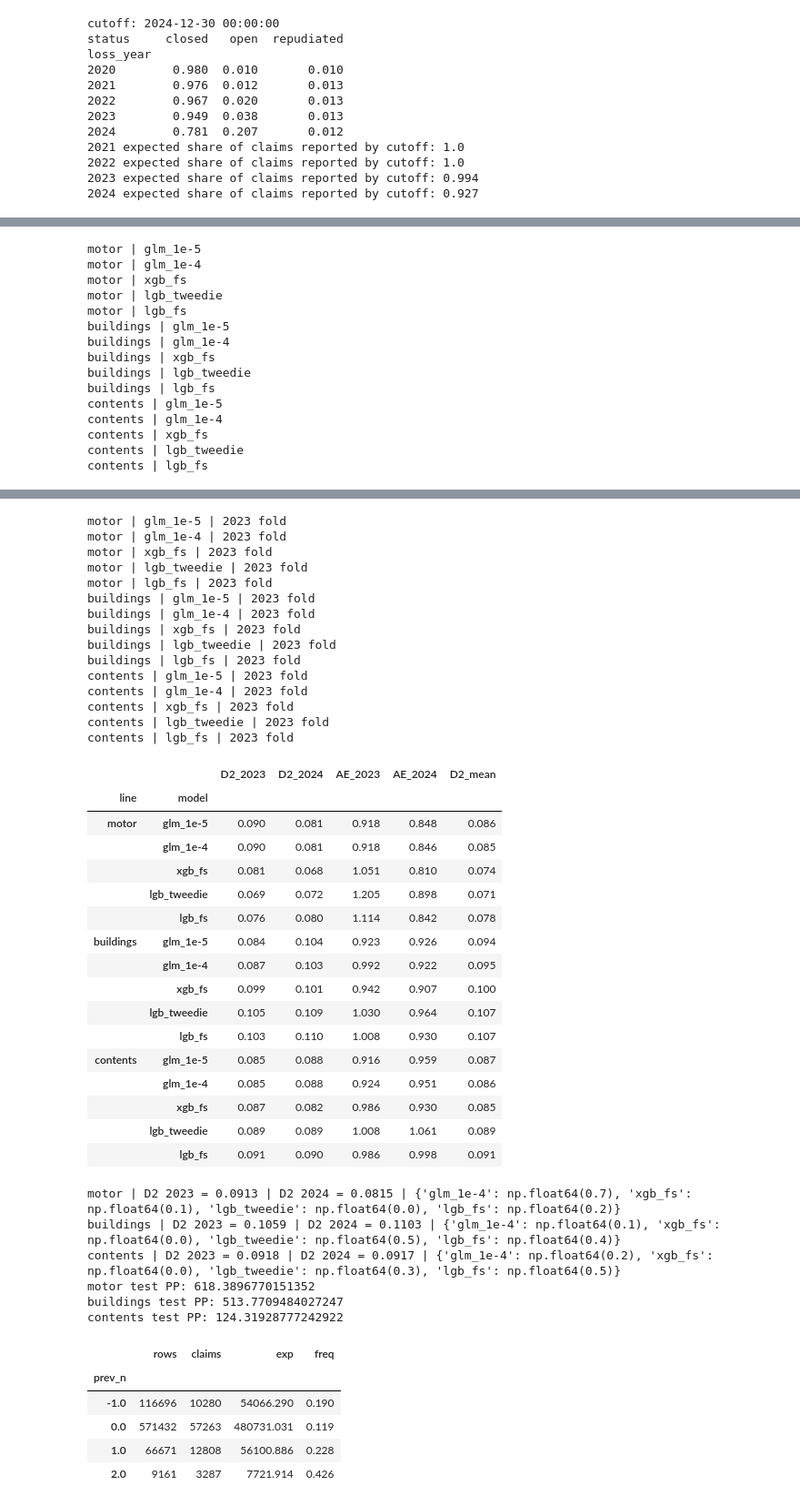
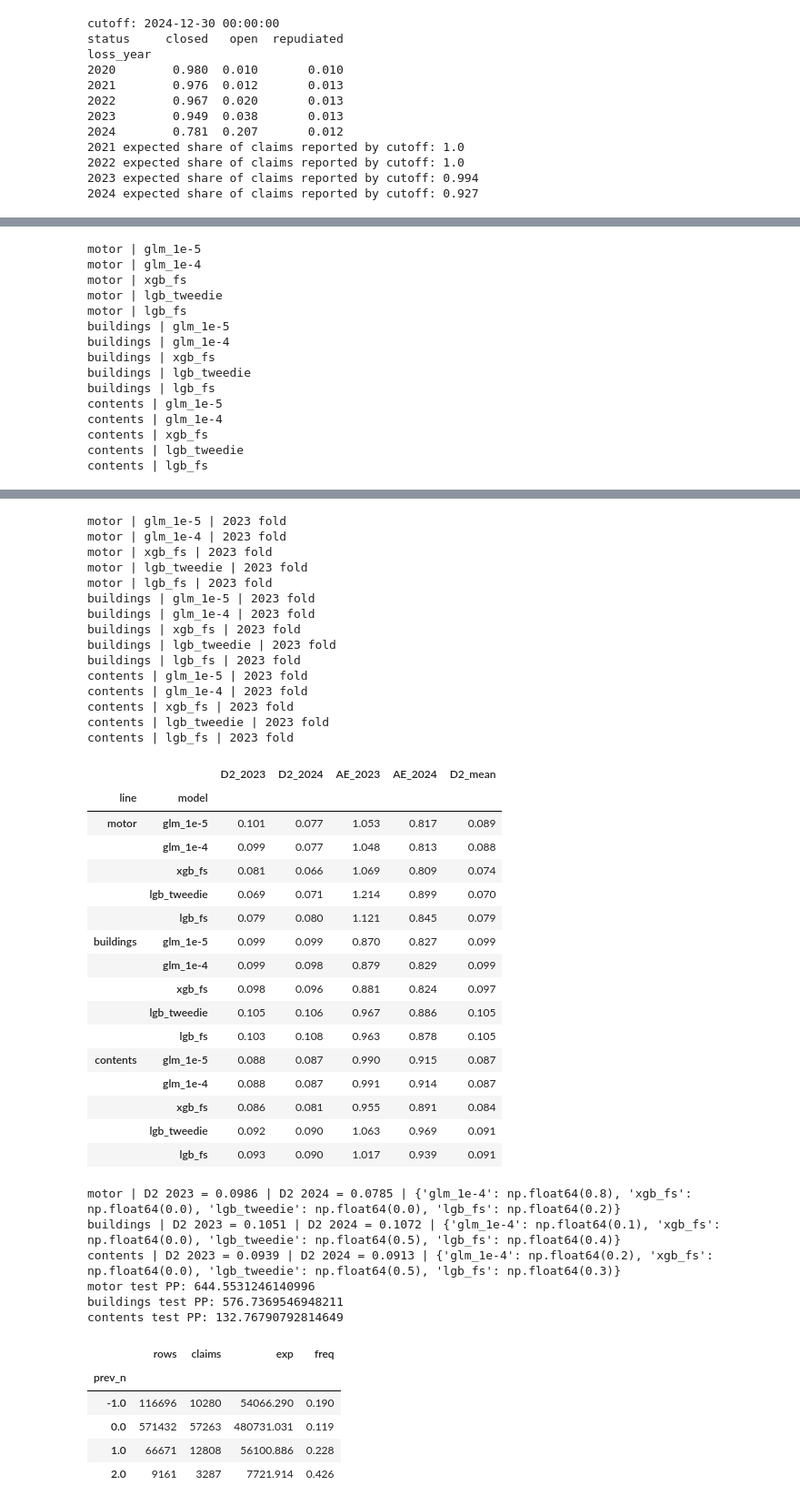
Before and after one commit to sarah-gui/Hackathon2026, a Jupyter notebook: analysis.ipynb, the cells around one changed output, grey strips where cells are left out. Shown at 91% size. Cells and saved outputs as stored; diff of their text form; code cells hidden in the pictures.

```diff
--- a/analysis.ipynb
+++ b/analysis.ipynb
@@ -2283,7 +2283,7 @@ from sklearn.preprocessing import OneHotEncoder, StandardScaler, SplineTransform
 from sklearn.metrics import d2_tweedie_score
 
 HIST_COLS = ["prior_n_12m", "prior_n_36m", "prior_n_all",
-             "n_prior_periods", "prior_exposure", "prior_rate_all", "hist_window_full"]
+             "n_prior_periods", "prior_exposure", "prior_rate_all", "hist_window_full", "has_history"]
 features = {l: [c for c in cols if c not in HIST_COLS] for l, cols in features.items()}  # idempotent reruns
 
 # Junk / identifier-like columns (re-add one group at a time with the gate to test)
@@ -2326,7 +2326,7 @@ for l in LINES:
 
 # %% [1b] Claim-history features, strictly "as known at period start" -------------
 HIST_COLS = ["prior_n_12m", "prior_n_36m", "prior_n_all",
-             "n_prior_periods", "prior_exposure", "prior_rate_all", "hist_window_full"]
+             "n_prior_periods", "prior_exposure", "prior_rate_all", "hist_window_full", "has_history"]
 
 cl = claims.loc[claims["status"] != "repudiated", ["policy_id", "line", "loss_date", "report_date"]].copy()
 cl["loss_date"] = pd.to_datetime(cl["loss_date"])
@@ -2360,6 +2360,7 @@ for l in LINES:
     h["prior_n_12m"] = n_12.reindex(h.index).fillna(0)
     h["prior_n_36m"] = n_36.reindex(h.index).fillna(0)
     h["prior_rate_all"] = np.where(h["prior_exposure"] > 0, h["prior_n_all"] / h["prior_exposure"], np.nan)
+    h["has_history"] = (h["n_prior_periods"] > 0).astype(int)
     h["hist_window_full"] = (r.set_index("row_id")["period_start"].dt.year > 2021).astype(int)
     H[l] = h
 
@@ -2367,8 +2368,11 @@ for d in (train, train_split, valid_split, test):
     for l in LINES:
         for c in HIST_COLS:
             d[l][c] = d[l]["row_id"].map(H[l][c]).to_numpy()
+
+HIST_USE = ["prior_n_12m", "prior_rate_all", "has_history", "hist_window_full"]
+
 for l in LINES:
-    features[l] = [c for c in features[l] if c not in HIST_COLS] + HIST_COLS
+    features[l] = [c for c in features[l] if c not in HIST_COLS] + HIST_USE
 
 # --- sanity: the distribution must look alike in train years and in test ---
 for l in LINES:
@@ -2747,41 +2751,41 @@ contents | lgb_fs
 motor | glm_1e-5 | 2023 fold
 motor | glm_1e-4 | 2023 fold
 motor | xgb_fs | 2023 fold
 motor | lgb_tweedie | 2023 fold
 motor | lgb_fs | 2023 fold
 buildings | glm_1e-5 | 2023 fold
 buildings | glm_1e-4 | 2023 fold
 buildings | xgb_fs | 2023 fold
 buildings | lgb_tweedie | 2023 fold
 buildings | lgb_fs | 2023 fold
 contents | glm_1e-5 | 2023 fold
 contents | glm_1e-4 | 2023 fold
 contents | xgb_fs | 2023 fold
 contents | lgb_tweedie | 2023 fold
 contents | lgb_fs | 2023 fold
 |  |  | D2_2023 | D2_2024 | AE_2023 | AE_2024 | D2_mean |
 | line | model |  |  |  |  |  |
-| motor | glm_1e-5 | 0.090 | 0.081 | 0.918 | 0.848 | 0.086 |
-|  | glm_1e-4 | 0.090 | 0.081 | 0.918 | 0.846 | 0.085 |
-|  | xgb_fs | 0.081 | 0.068 | 1.051 | 0.810 | 0.074 |
-|  | lgb_tweedie | 0.069 | 0.072 | 1.205 | 0.898 | 0.071 |
-|  | lgb_fs | 0.076 | 0.080 | 1.114 | 0.842 | 0.078 |
-| buildings | glm_1e-5 | 0.084 | 0.104 | 0.923 | 0.926 | 0.094 |
-|  | glm_1e-4 | 0.087 | 0.103 | 0.992 | 0.922 | 0.095 |
-|  | xgb_fs | 0.099 | 0.101 | 0.942 | 0.907 | 0.100 |
-|  | lgb_tweedie | 0.105 | 0.109 | 1.030 | 0.964 | 0.107 |
-|  | lgb_fs | 0.103 | 0.110 | 1.008 | 0.930 | 0.107 |
-| contents | glm_1e-5 | 0.085 | 0.088 | 0.916 | 0.959 | 0.087 |
-|  | glm_1e-4 | 0.085 | 0.088 | 0.924 | 0.951 | 0.086 |
-|  | xgb_fs | 0.087 | 0.082 | 0.986 | 0.930 | 0.085 |
-|  | lgb_tweedie | 0.089 | 0.089 | 1.008 | 1.061 | 0.089 |
-|  | lgb_fs | 0.091 | 0.090 | 0.986 | 0.998 | 0.091 |
+| motor | glm_1e-5 | 0.101 | 0.077 | 1.053 | 0.817 | 0.089 |
+|  | glm_1e-4 | 0.099 | 0.077 | 1.048 | 0.813 | 0.088 |
+|  | xgb_fs | 0.081 | 0.066 | 1.069 | 0.809 | 0.074 |
+|  | lgb_tweedie | 0.069 | 0.071 | 1.214 | 0.899 | 0.070 |
+|  | lgb_fs | 0.079 | 0.080 | 1.121 | 0.845 | 0.079 |
+| buildings | glm_1e-5 | 0.099 | 0.099 | 0.870 | 0.827 | 0.099 |
+|  | glm_1e-4 | 0.099 | 0.098 | 0.879 | 0.829 | 0.099 |
+|  | xgb_fs | 0.098 | 0.096 | 0.881 | 0.824 | 0.097 |
+|  | lgb_tweedie | 0.105 | 0.106 | 0.967 | 0.886 | 0.105 |
+|  | lgb_fs | 0.103 | 0.108 | 0.963 | 0.878 | 0.105 |
+| contents | glm_1e-5 | 0.088 | 0.087 | 0.990 | 0.915 | 0.087 |
+|  | glm_1e-4 | 0.088 | 0.087 | 0.991 | 0.914 | 0.087 |
+|  | xgb_fs | 0.086 | 0.081 | 0.955 | 0.891 | 0.084 |
+|  | lgb_tweedie | 0.092 | 0.090 | 1.063 | 0.969 | 0.091 |
+|  | lgb_fs | 0.093 | 0.090 | 1.017 | 0.939 | 0.091 |
-motor | D2 2023 = 0.0913 | D2 2024 = 0.0815 | {'glm_1e-4': np.float64(0.7), 'xgb_fs': np.float64(0.1), 'lgb_tweedie': np.float64(0.0), 'lgb_fs': np.float64(0.2)}
-buildings | D2 2023 = 0.1059 | D2 2024 = 0.1103 | {'glm_1e-4': np.float64(0.1), 'xgb_fs': np.float64(0.0), 'lgb_tweedie': np.float64(0.5), 'lgb_fs': np.float64(0.4)}
-contents | D2 2023 = 0.0918 | D2 2024 = 0.0917 | {'glm_1e-4': np.float64(0.2), 'xgb_fs': np.float64(0.0), 'lgb_tweedie': np.float64(0.3), 'lgb_fs': np.float64(0.5)}
-motor test PP: 618.3896770151352
-buildings test PP: 513.7709484027247
-contents test PP: 124.31928777242922
+motor | D2 2023 = 0.0986 | D2 2024 = 0.0785 | {'glm_1e-4': np.float64(0.8), 'xgb_fs': np.float64(0.0), 'lgb_tweedie': np.float64(0.0), 'lgb_fs': np.float64(0.2)}
+buildings | D2 2023 = 0.1051 | D2 2024 = 0.1072 | {'glm_1e-4': np.float64(0.1), 'xgb_fs': np.float64(0.0), 'lgb_tweedie': np.float64(0.5), 'lgb_fs': np.float64(0.4)}
+contents | D2 2023 = 0.0939 | D2 2024 = 0.0913 | {'glm_1e-4': np.float64(0.2), 'xgb_fs': np.float64(0.0), 'lgb_tweedie': np.float64(0.5), 'lgb_fs': np.float64(0.3)}
+motor test PP: 644.5531246140996
+buildings test PP: 576.7369546948211
+contents test PP: 132.76790792814649
 # %%
 l = "motor"
 d = pd.concat([train_split_raw[l], valid_split[l]])
```
Also changed, not shown: parts of 1 cell of this notebook.
